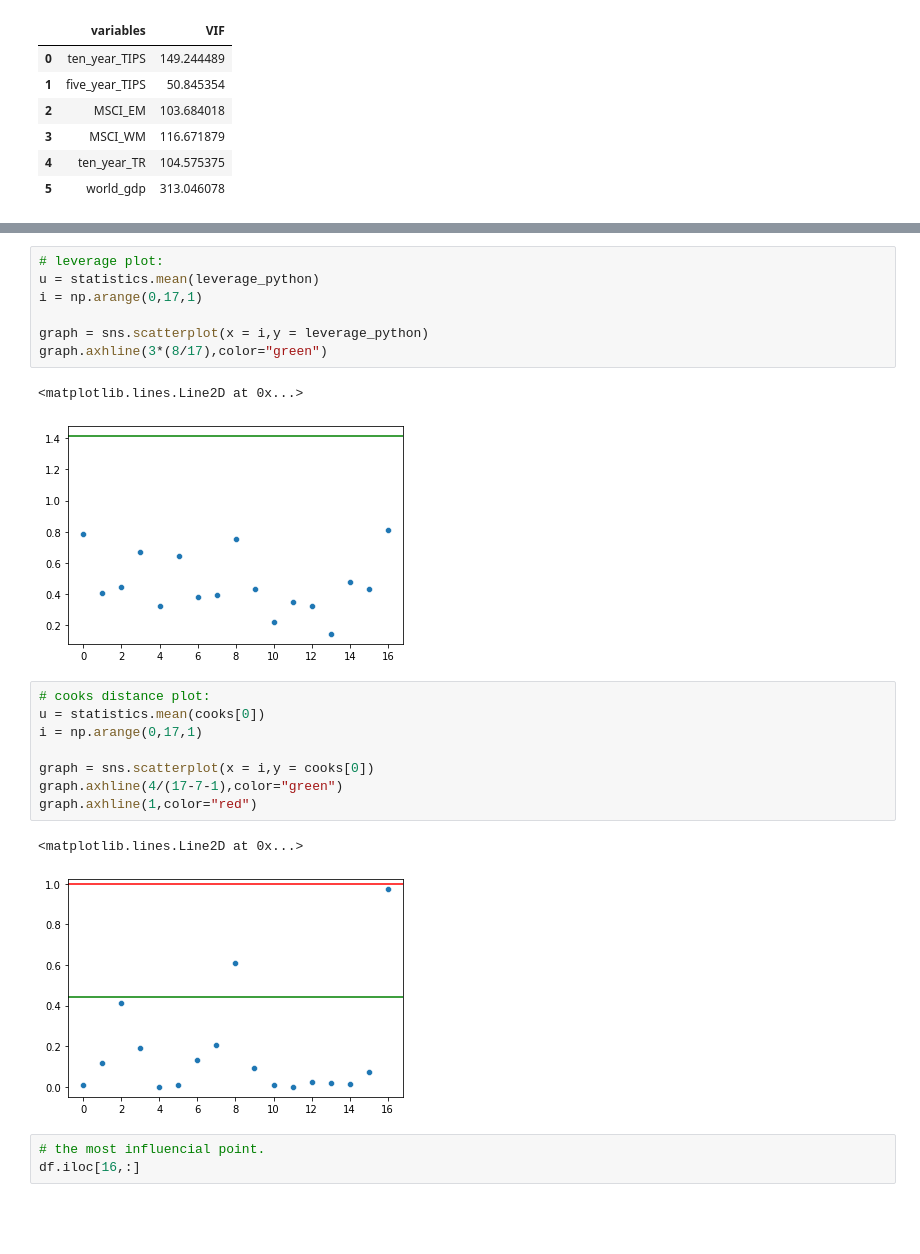
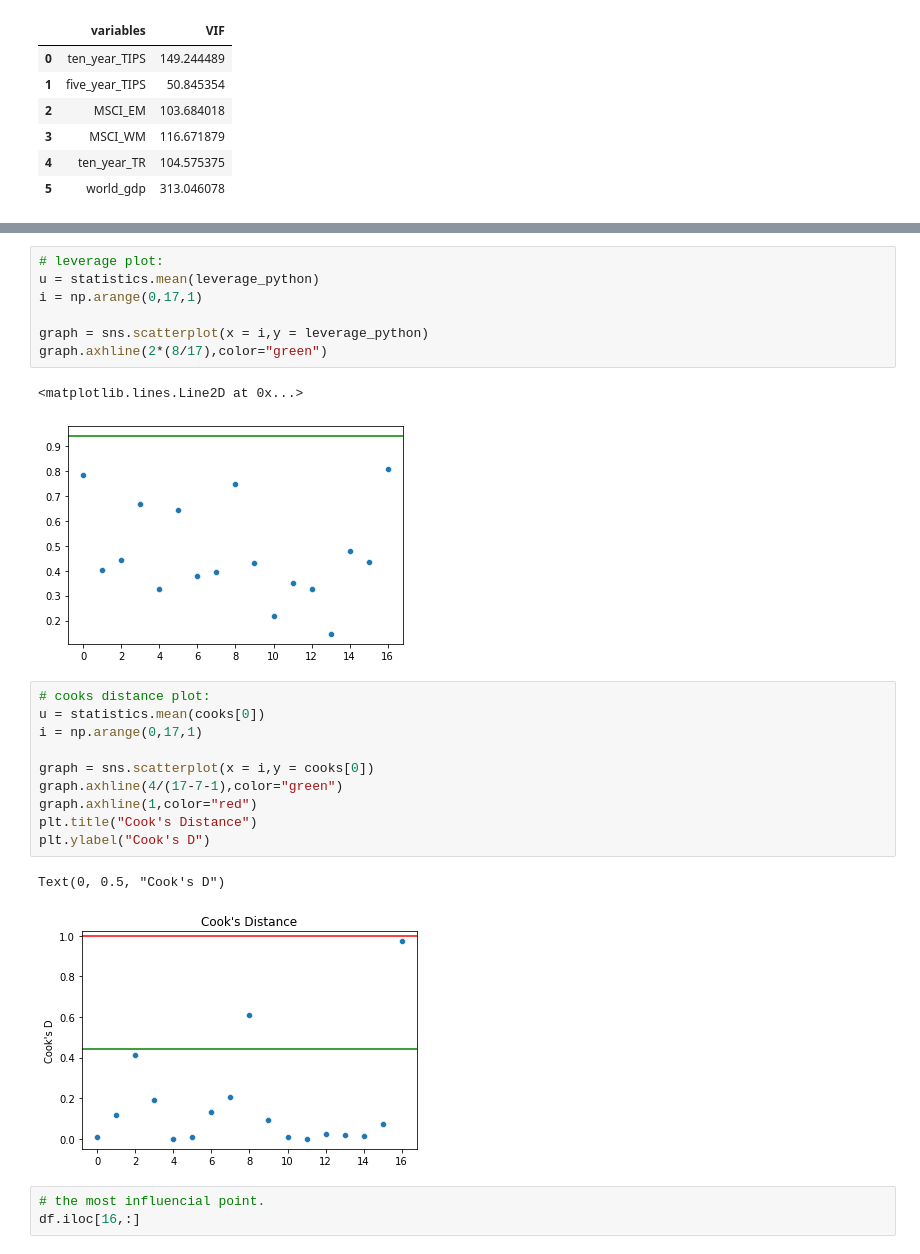
Before and after one commit to ErickChatalov/Gold-annual-prices, a Jupyter notebook: Model-2/Data analysis.ipynb, the cells around one changed output, grey strips where cells are left out. Drawn from its saved outputs; the diff is of its cells as text; blank space fills up the shorter version.

```diff
--- a/Model-2/Data analysis.ipynb
+++ b/Model-2/Data analysis.ipynb
@@ -430,21 +433,23 @@ u = statistics.mean(leverage_python)
 i = np.arange(0,17,1)
 
 graph = sns.scatterplot(x = i,y = leverage_python)
-graph.axhline(3*(8/17),color="green")
+graph.axhline(2*(8/17),color="green")
 # %% [output]
 <matplotlib.lines.Line2D at 0x...>
-[figure, old version]
+[figure, new version]
 # %%
 # cooks distance plot:
 u = statistics.mean(cooks[0])
 i = np.arange(0,17,1)
 
 graph = sns.scatterplot(x = i,y = cooks[0])
 graph.axhline(4/(17-7-1),color="green")
 graph.axhline(1,color="red")
+plt.title("Cook's Distance")
+plt.ylabel("Cook's D")
 # %% [output]
-<matplotlib.lines.Line2D at 0x...>
+Text(0, 0.5, "Cook's D")
-[figure, old version]
+[figure, new version]
 # %%
 # the most influencial point.
 df.iloc[16,:]
```
Also changed, not shown: parts of 4 cells of this notebook.
